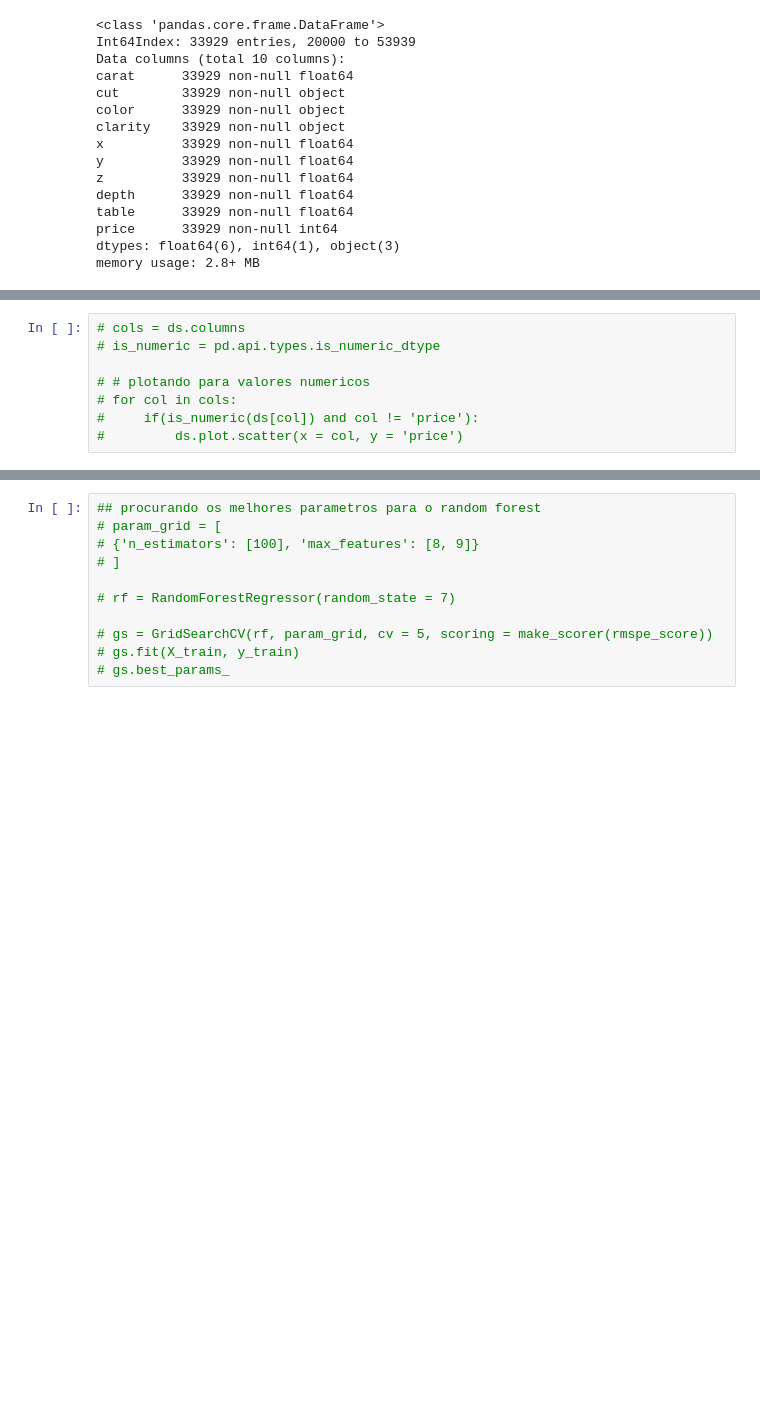
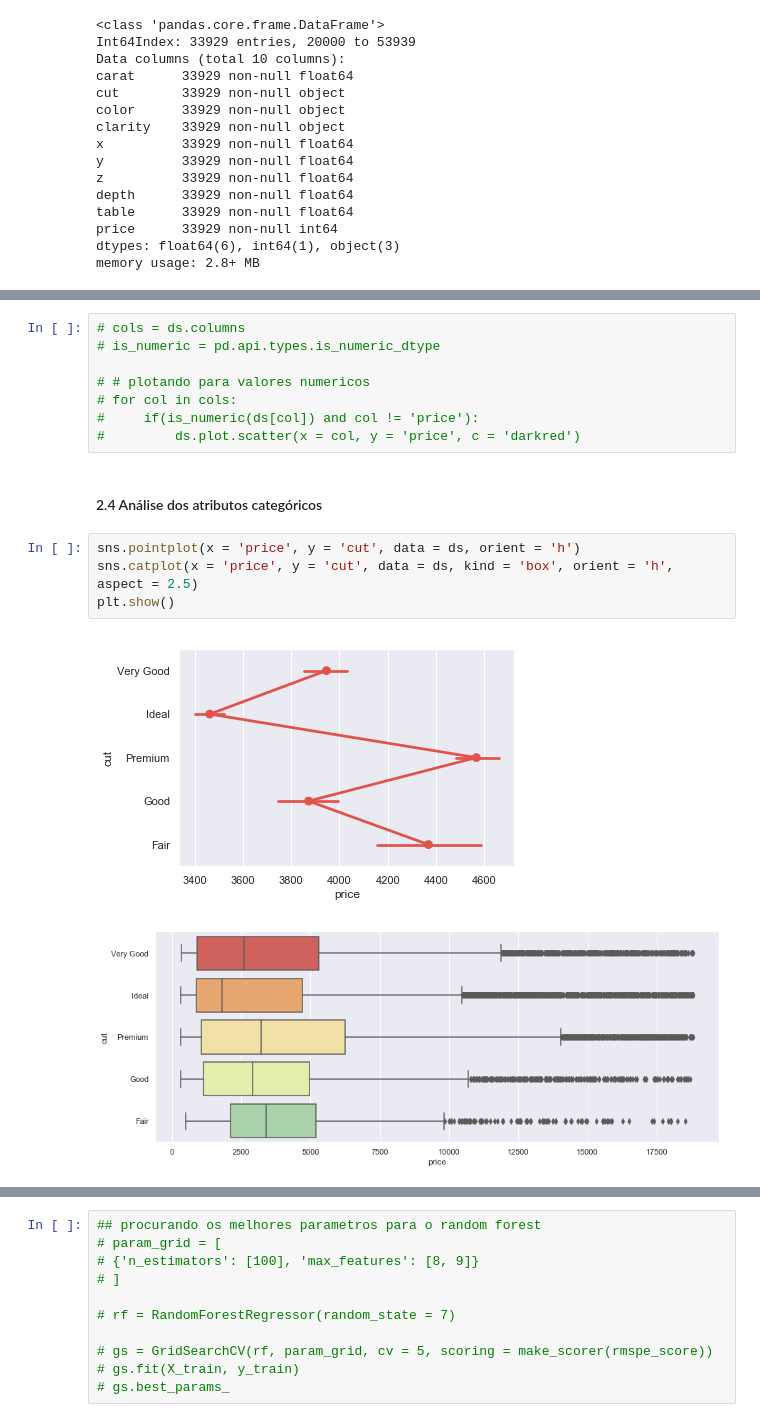
Before and after one commit to pflpedrosa/diamonds-regression-model, a Jupyter notebook: diamonds/regression-model.ipynb, the cells around one changed output, grey strips where cells are left out. Drawn from its saved outputs; the diff is of its cells as text; blank space fills up the shorter version.

```diff
--- a/diamonds/regression-model.ipynb
+++ b/diamonds/regression-model.ipynb
@@ -130,4 +156,13 @@ kaggle['clarity'] = lb.fit_transform(kaggle['clarity'])
 # # plotando para valores numericos
 # for col in cols:
 #     if(is_numeric(ds[col]) and col != 'price'):
-#         ds.plot.scatter(x = col, y = 'price')
+#         ds.plot.scatter(x = col, y = 'price', c = 'darkred')
+# %% [markdown]
+#### 2.4 Análise dos atributos categóricos
+# %%
+sns.pointplot(x = 'price', y = 'cut', data = ds, orient = 'h')
+sns.catplot(x = 'price', y = 'cut', data = ds, kind = 'box', orient = 'h', aspect = 2.5)
+plt.show()
+# %% [output]
+[figure, added]
+[figure, added]
```
Also changed, not shown: parts of 38 cells of this notebook, 1 other file.
